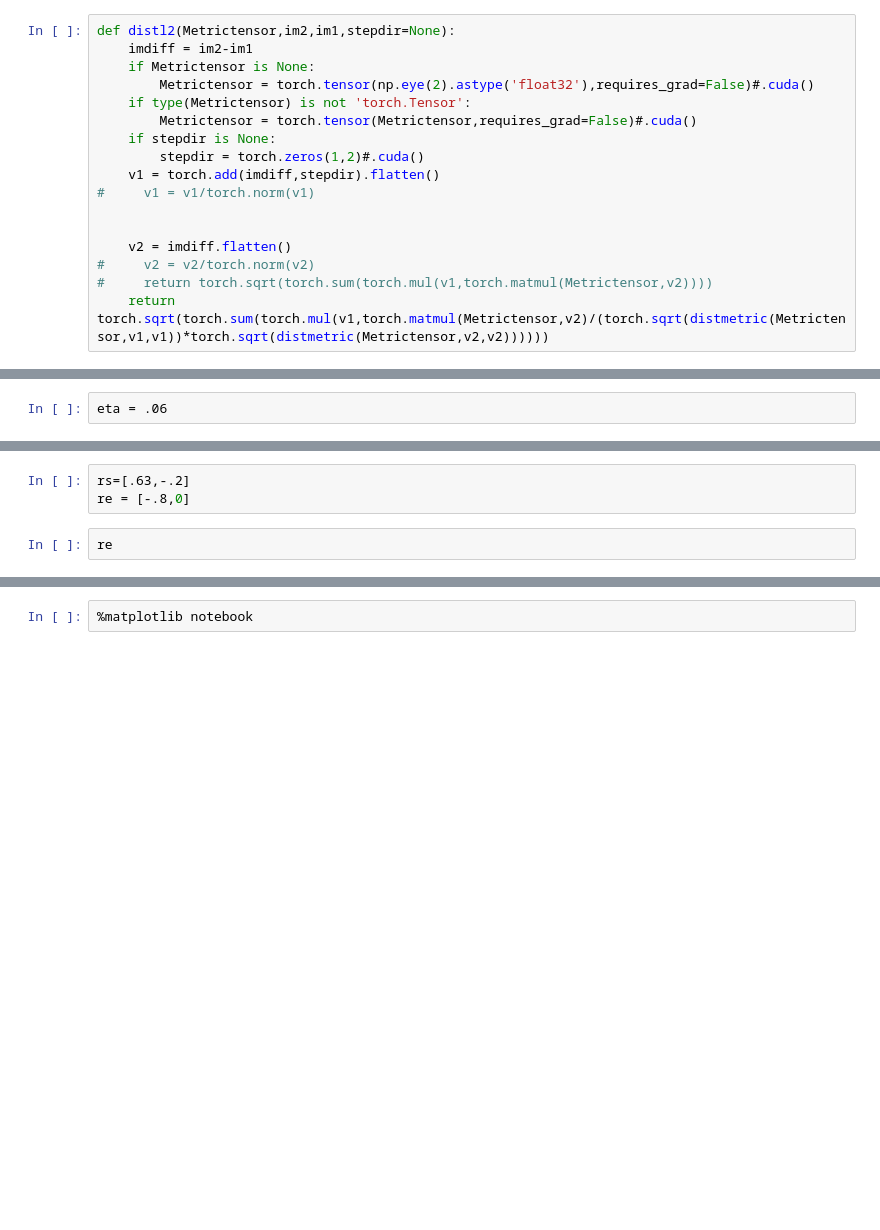
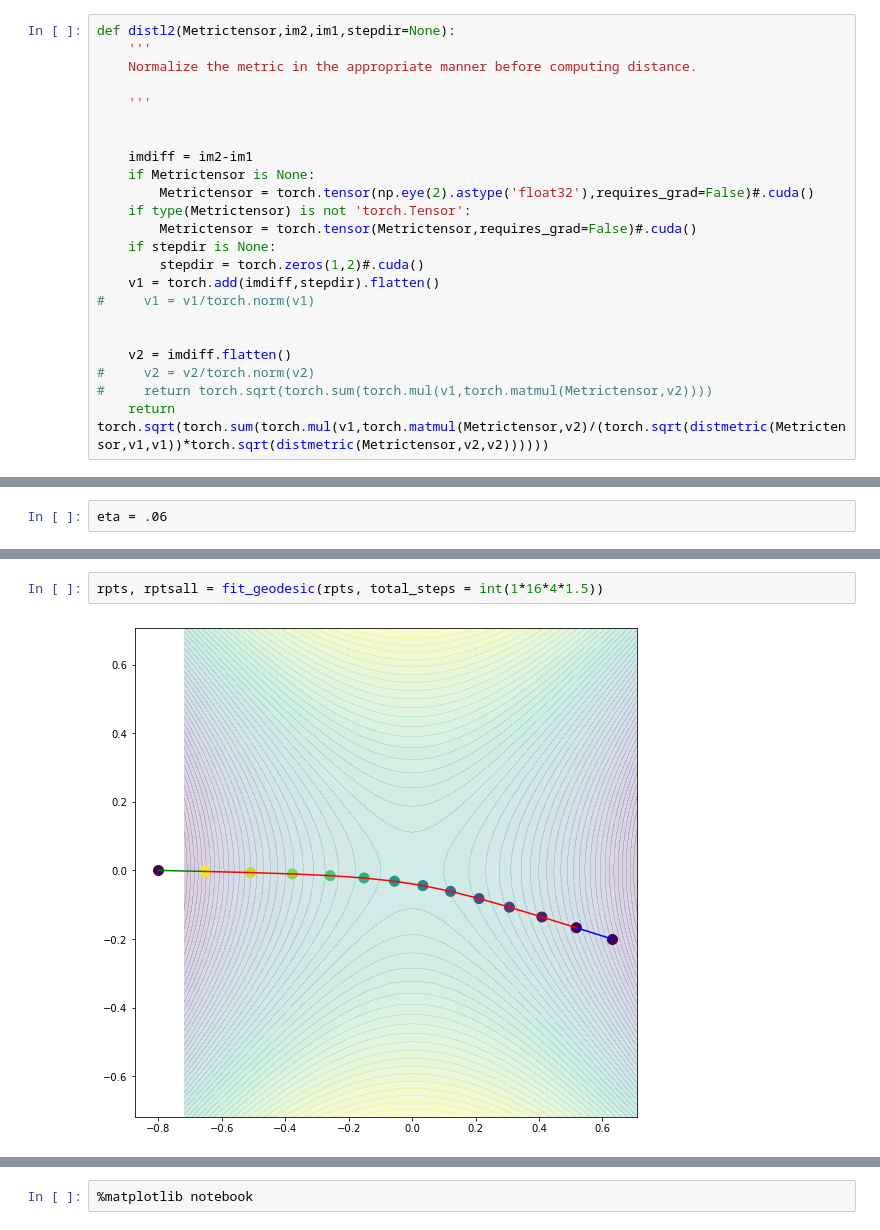
Before and after one commit to jamesgolden1/bias_free_denoising, a Jupyter notebook: curvature/hyperboloid_geodesic.ipynb, the cells around one changed output, grey strips where cells are left out. Cells and saved outputs as stored; diff of their text form; blank space fills up the shorter version.

```diff
--- a/curvature/hyperboloid_geodesic.ipynb
+++ b/curvature/hyperboloid_geodesic.ipynb
@@ -17,6 +28,12 @@ def distmetric(Metrictensor,im1,im2):
     return torch.matmul(v1/torch.norm(v1),torch.matmul(Metrictensor,v2/torch.norm(v2)))
 # %%
 def distl2(Metrictensor,im2,im1,stepdir=None):
+    '''
+    Normalize the metric in the appropriate manner before computing distance.
+
+    '''
+
+
     imdiff = im2-im1
     if Metrictensor is None:
         Metrictensor = torch.tensor(np.eye(2).astype('float32'),requires_grad=False)#.cuda()
@@ -247,5 +288,4 @@ plt.plot(distout)
-# %%
-rs=[.63,-.2]
-re = [-.8,0]
-# %%
-re
+# %%
+rpts, rptsall = fit_geodesic(rpts, total_steps = int(1*16*4*1.5))
+# %% [output]
+[figure, added]
```
Also changed, not shown: parts of 24 cells of this notebook.
